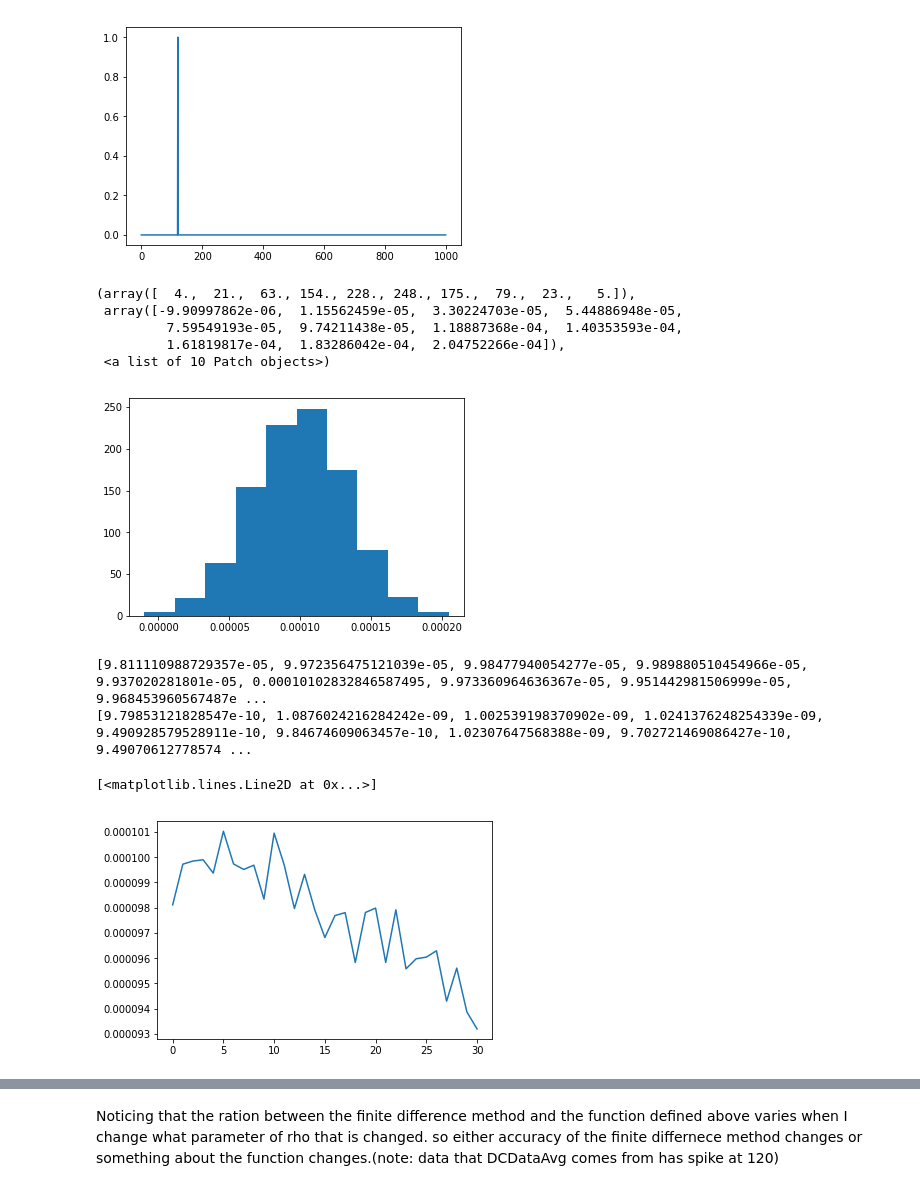
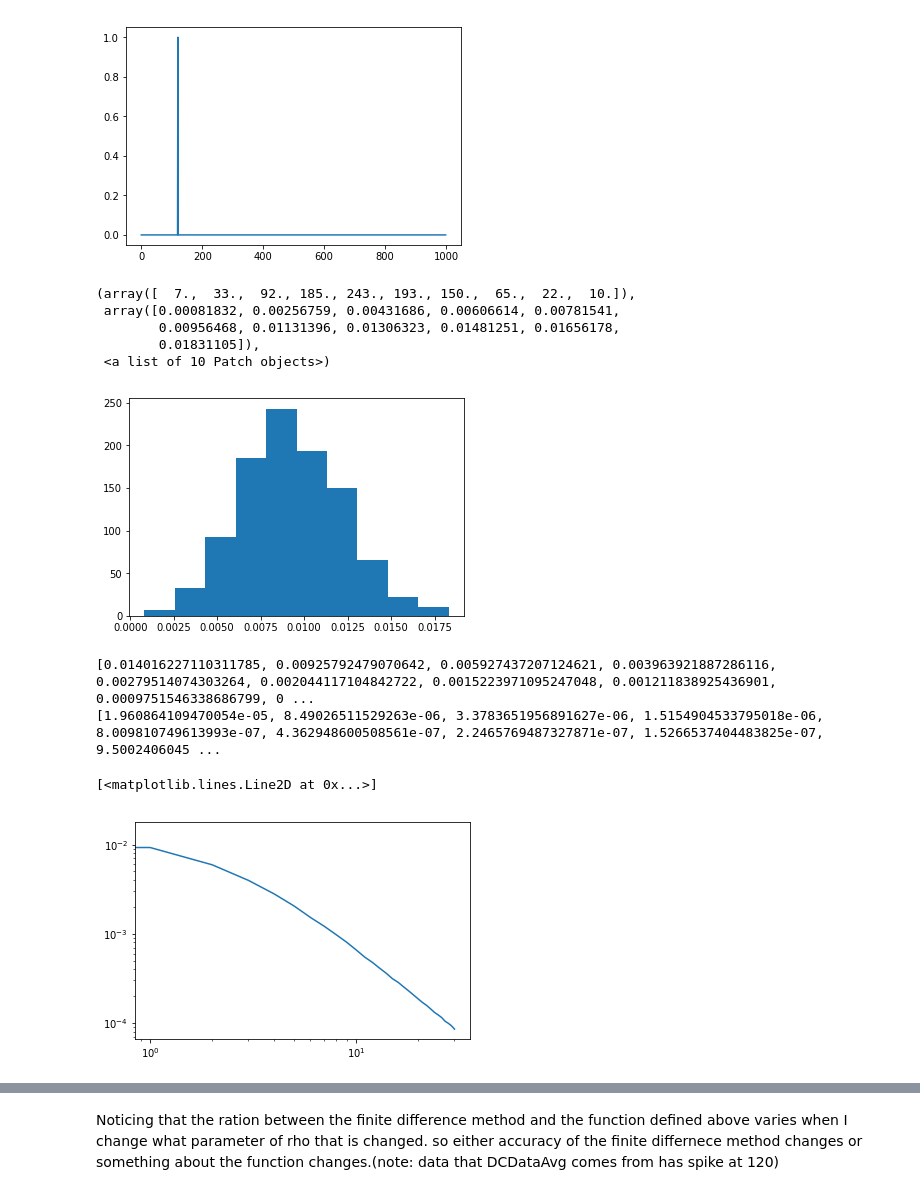
Before and after one commit to pedernv/bachelor, a Jupyter notebook: Simple reconstruction2.ipynb, the cells around one changed output, grey strips where cells are left out. Cells and saved outputs as stored; diff of their text form; code cells hidden in the pictures.

```diff
--- a/Simple reconstruction2.ipynb
+++ b/Simple reconstruction2.ipynb
@@ -14,8 +14,13 @@ mockrho[120]=1
 #for j in range(100):
  #   mockrho[j]=1
 
-Nt=31
+Nmu=31
 Nw=1000;
+
+mumin=0;
+mumax=10
+dmu=(mumax-mumin)/Nmu
+
 
 wmin=0.0001;
 wmax=6.;
@@ -26,8 +31,8 @@ dw=(wmax-wmin)/Nw;
 #                  for w in range(Nw) ] for t in range(1,Nt+1)]);
 
 Kernel=np.array([[  (1./2. if w == 0 or w== Nw-1 else 1.) *
-                    dw*2*w/(w**2+t**2)
-                  for w in range(Nw) ] for t in range(1,Nt+1)]);
+                    dw*2*(wmin+dw*w)/((wmin+dw*w)**2+(mumin+dmu*mu)**2)
+                  for w in range(Nw) ] for mu in range(1,Nmu+1)]);
 
 
 DataIdeal = np.dot(Kernel,mockrho)
@@ -41,25 +46,25 @@ plt.plot(mockrho)
 [<matplotlib.lines.Line2D at 0x...>]
 [figure]
 # %%
-NoisyData = [0]*Nt
+NoisyData = [0]*Nmu
 
 #standard deviation scaling
 K=0.01
 Nmeas =1000
 
-for i in range(Nt):
+for i in range(Nmu):
     NoisyData[i]=(np.random.normal(loc=DataIdeal[i],scale=DataIdeal[i]*K*np.sqrt(Nmeas),size=Nmeas))
 
 #print(NoisyData)
 # %%
 plt.hist(NoisyData[1])
 # %% [output]
-(array([  4.,  21.,  63., 154., 228., 248., 175.,  79.,  23.,   5.]),
- array([-9.90997862e-06,  1.15562459e-05,  3.30224703e-05,  5.44886948e-05,
-         7.59549193e-05,  9.74211438e-05,  1.18887368e-04,  1.40353593e-04,
-         1.61819817e-04,  1.83286042e-04,  2.04752266e-04]),
+(array([  7.,  33.,  92., 185., 243., 193., 150.,  65.,  22.,  10.]),
+ array([0.00081832, 0.00256759, 0.00431686, 0.00606614, 0.00781541,
+        0.00956468, 0.01131396, 0.01306323, 0.01481251, 0.01656178,
+        0.01831105]),
  <a list of 10 Patch objects>)
-[figure, old version]
+[figure, new version]
 # %%
 DataAverage = [0]*len(NoisyData)
 Variance= [0]*len(NoisyData)
@@ -71,15 +76,16 @@ for j in range(len(NoisyData)):
 print(DataAverage)
 print(Variance)
 # %% [output]
-[9.811110988729357e-05, 9.972356475121039e-05, 9.98477940054277e-05, 9.989880510454966e-05, 9.937020281801e-05, 0.00010102832846587495, 9.973360964636367e-05, 9.951442981506999e-05, 9.968453960567487e ...
-[9.79853121828547e-10, 1.0876024216284242e-09, 1.002539198370902e-09, 1.0241376248254339e-09, 9.490928579528911e-10, 9.84674609063457e-10, 1.02307647568388e-09, 9.702721469086427e-10, 9.49070612778574 ...
+[0.014016227110311785, 0.00925792479070642, 0.005927437207124621, 0.003963921887286116, 0.00279514074303264, 0.002044117104842722, 0.0015223971095247048, 0.001211838925436901, 0.0009751546338686799, 0 ...
+[1.960864109470054e-05, 8.49026511529263e-06, 3.3783651956891627e-06, 1.5154904533795018e-06, 8.009810749613993e-07, 4.362948600508561e-07, 2.2465769487327871e-07, 1.5266537404483825e-07, 9.5002406045 ...
 # %%
-#plt.yscale('log')
+plt.yscale('log')
+plt.xscale('log')
 plt.plot(DataAverage)
 #plt.plot(DataIdeal)
 # %% [output]
 [<matplotlib.lines.Line2D at 0x...>]
-[figure, old version]
+[figure, new version]
 # %%
 AutoCorrelationCorr=1.;
 
```
Also changed, not shown: parts of 5 cells of this notebook.
